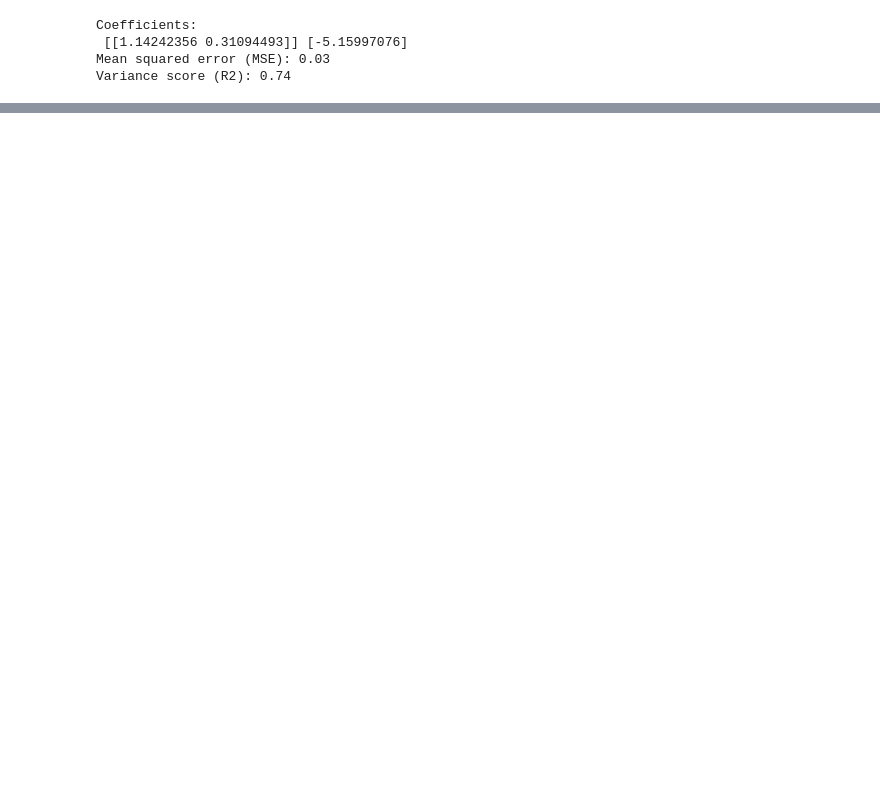
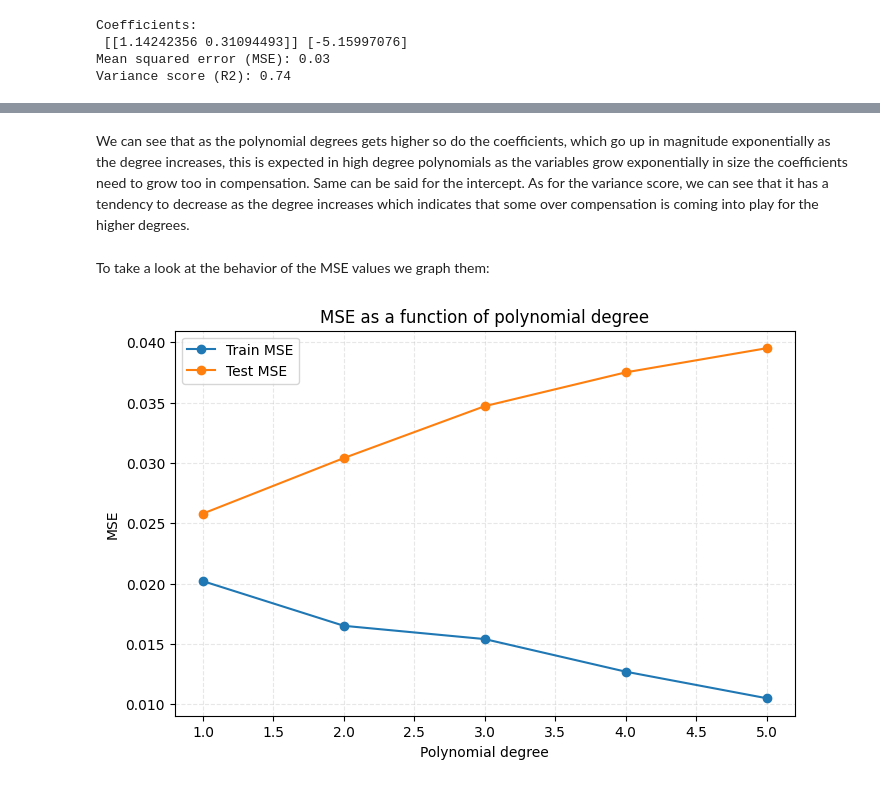
Before and after one commit to conichito/AS4501, a Jupyter notebook: Homework 1/Tarea-1.ipynb, the cells around one changed output, grey strips where cells are left out. Cells and saved outputs as stored; diff of their text form; code cells hidden in the pictures; blank space fills up the shorter version.

```diff
--- a/Homework 1/Tarea-1.ipynb
+++ b/Homework 1/Tarea-1.ipynb
@@ -76,0 +140,22 @@ AAAAAAAAAAAAAAA
+# %% [markdown]
+We can see that as the polynomial degrees gets higher so do the coefficients, which go up in magnitude exponentially as the degree increases, this is expected in high degree polynomials as the variables grow exponentially in size the coefficients need to grow too in compensation. Same can be said for the intercept. As for the variance score, we can see that it has a tendency to decrease as the degree increases which indicates that some over compensation is coming into play for the higher degrees.
+# %% [markdown]
+To take a look at the behavior of the MSE values we graph them:
+# %%
+# We graph our MSE values
+
+mse_train = [0.0202, 0.0165, 0.0154, 0.0127, 0.0105]
+mse_test =  [0.0258, 0.0304, 0.0347, 0.0375, 0.0395]
+
+plt.figure(figsize=(8,5))
+plt.plot(degrees, mse_train, marker = 'o', label = 'Train MSE')
+plt.plot(degrees, mse_test, marker = 'o', label = 'Test MSE')
+
+plt.xlabel('Polynomial degree')
+plt.ylabel('MSE')
+plt.title("MSE as a function of polynomial degree")
+plt.legend()
+plt.grid(True, linestyle = "--", alpha = 0.3)
+plt.show()
+# %% [output]
+[figure, added]
```
Also changed, not shown: parts of 23 cells of this notebook.
